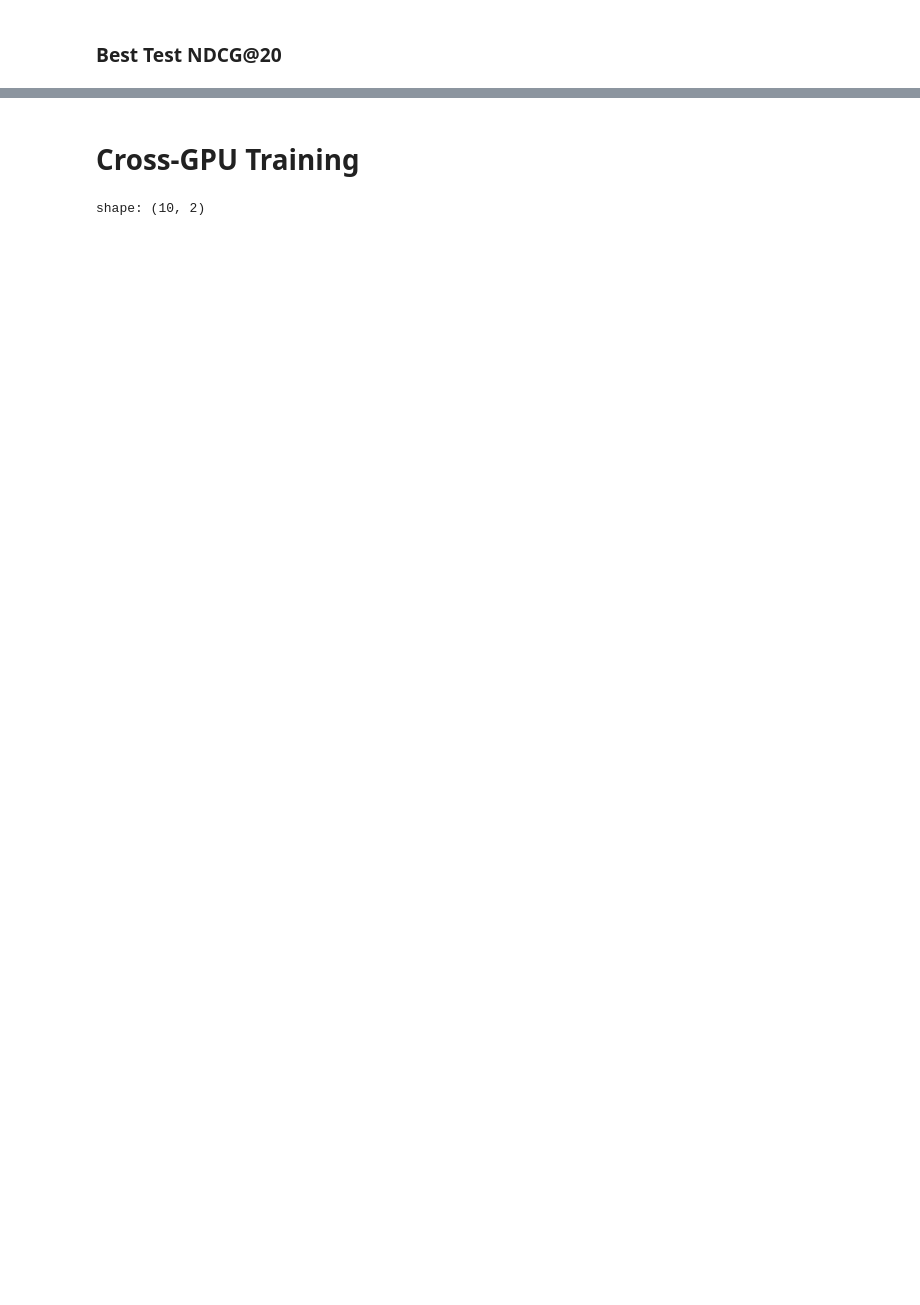
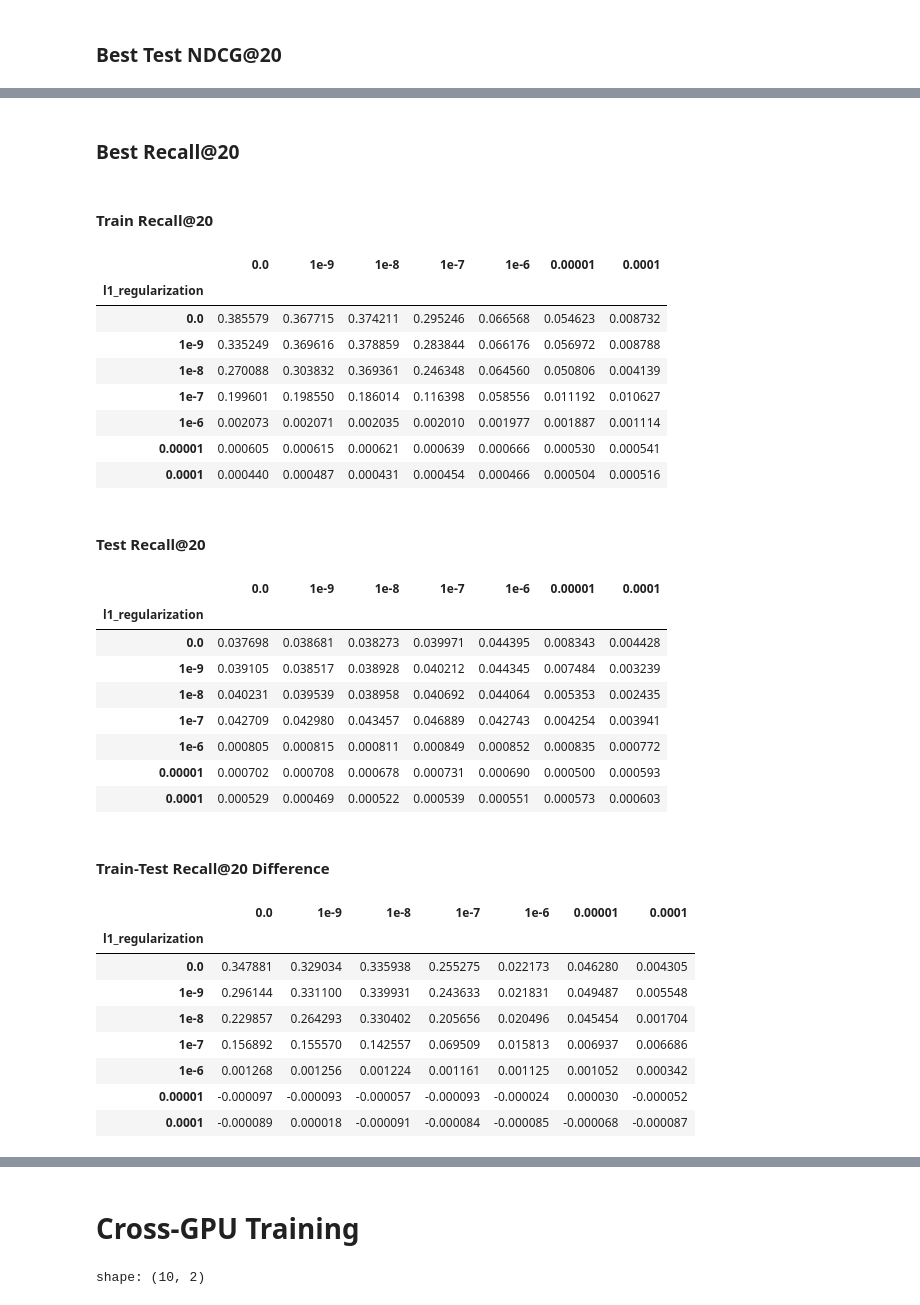
Before and after one commit to chaald/peppermint-matrix, a Jupyter notebook: notebooks/parameter_analysis/mf:regularization.ipynb, the cells around one changed output, grey strips where cells are left out. Saved outputs shown, nothing was run; the diff lists cells and outputs as text; code cells hidden in the pictures; blank space fills up the shorter version.

```diff
--- a/notebooks/parameter_analysis/mf:regularization.ipynb
+++ b/notebooks/parameter_analysis/mf:regularization.ipynb
@@ -2862,0 +2918,62 @@ display((train_ndcg - test_ndcg).style.background_gradient(cmap="RdYlGn_r", axis
+# %% [markdown]
+### Best Recall@20
+# %%
+train_recall = (
+        experiment_summary[["l1_regularization", "l2_regularization", "best:epoch/train_recall@20"]].pivot(
+        values=["best:epoch/train_recall@20"],
+        index="l1_regularization",
+        on="l2_regularization"
+    )
+    .to_pandas()
+    .set_index("l1_regularization")
+)
+
+test_recall = (
+    experiment_summary[["l1_regularization", "l2_regularization", "best:epoch/test_recall@20"]].pivot(
+        values=["best:epoch/test_recall@20"],
+        index="l1_regularization",
+        on="l2_regularization"
+    )
+    .to_pandas()
+    .set_index("l1_regularization")
+)
+
+display(Markdown("#### Train Recall@20"))
+display(train_recall.style.background_gradient(cmap="RdYlGn", axis=None))
+
+display(Markdown("#### Test Recall@20"))
+display(test_recall.style.background_gradient(cmap="RdYlGn", axis=None))
+
+display(Markdown("#### Train-Test Recall@20 Difference"))
+display((train_recall - test_recall).style.background_gradient(cmap="RdYlGn_r", axis=None))
+# %% [output]
+#### Train Recall@20
+|  | 0.0 | 1e-9 | 1e-8 | 1e-7 | 1e-6 | 0.00001 | 0.0001 |
+| l1_regularization |  |  |  |  |  |  |  |
+| 0.0 | 0.385579 | 0.367715 | 0.374211 | 0.295246 | 0.066568 | 0.054623 | 0.008732 |
+| 1e-9 | 0.335249 | 0.369616 | 0.378859 | 0.283844 | 0.066176 | 0.056972 | 0.008788 |
+| 1e-8 | 0.270088 | 0.303832 | 0.369361 | 0.246348 | 0.064560 | 0.050806 | 0.004139 |
+| 1e-7 | 0.199601 | 0.198550 | 0.186014 | 0.116398 | 0.058556 | 0.011192 | 0.010627 |
+| 1e-6 | 0.002073 | 0.002071 | 0.002035 | 0.002010 | 0.001977 | 0.001887 | 0.001114 |
+| 0.00001 | 0.000605 | 0.000615 | 0.000621 | 0.000639 | 0.000666 | 0.000530 | 0.000541 |
+| 0.0001 | 0.000440 | 0.000487 | 0.000431 | 0.000454 | 0.000466 | 0.000504 | 0.000516 |
+#### Test Recall@20
+|  | 0.0 | 1e-9 | 1e-8 | 1e-7 | 1e-6 | 0.00001 | 0.0001 |
+| l1_regularization |  |  |  |  |  |  |  |
+| 0.0 | 0.037698 | 0.038681 | 0.038273 | 0.039971 | 0.044395 | 0.008343 | 0.004428 |
+| 1e-9 | 0.039105 | 0.038517 | 0.038928 | 0.040212 | 0.044345 | 0.007484 | 0.003239 |
+| 1e-8 | 0.040231 | 0.039539 | 0.038958 | 0.040692 | 0.044064 | 0.005353 | 0.002435 |
+| 1e-7 | 0.042709 | 0.042980 | 0.043457 | 0.046889 | 0.042743 | 0.004254 | 0.003941 |
+| 1e-6 | 0.000805 | 0.000815 | 0.000811 | 0.000849 | 0.000852 | 0.000835 | 0.000772 |
+| 0.00001 | 0.000702 | 0.000708 | 0.000678 | 0.000731 | 0.000690 | 0.000500 | 0.000593 |
+| 0.0001 | 0.000529 | 0.000469 | 0.000522 | 0.000539 | 0.000551 | 0.000573 | 0.000603 |
+#### Train-Test Recall@20 Difference
+|  | 0.0 | 1e-9 | 1e-8 | 1e-7 | 1e-6 | 0.00001 | 0.0001 |
+| l1_regularization |  |  |  |  |  |  |  |
+| 0.0 | 0.347881 | 0.329034 | 0.335938 | 0.255275 | 0.022173 | 0.046280 | 0.004305 |
+| 1e-9 | 0.296144 | 0.331100 | 0.339931 | 0.243633 | 0.021831 | 0.049487 | 0.005548 |
+| 1e-8 | 0.229857 | 0.264293 | 0.330402 | 0.205656 | 0.020496 | 0.045454 | 0.001704 |
+| 1e-7 | 0.156892 | 0.155570 | 0.142557 | 0.069509 | 0.015813 | 0.006937 | 0.006686 |
+| 1e-6 | 0.001268 | 0.001256 | 0.001224 | 0.001161 | 0.001125 | 0.001052 | 0.000342 |
+| 0.00001 | -0.000097 | -0.000093 | -0.000057 | -0.000093 | -0.000024 | 0.000030 | -0.000052 |
+| 0.0001 | -0.000089 | 0.000018 | -0.000091 | -0.000084 | -0.000085 | -0.000068 | -0.000087 |
```
Also changed, not shown: parts of 35 cells of this notebook, 2 other files.
